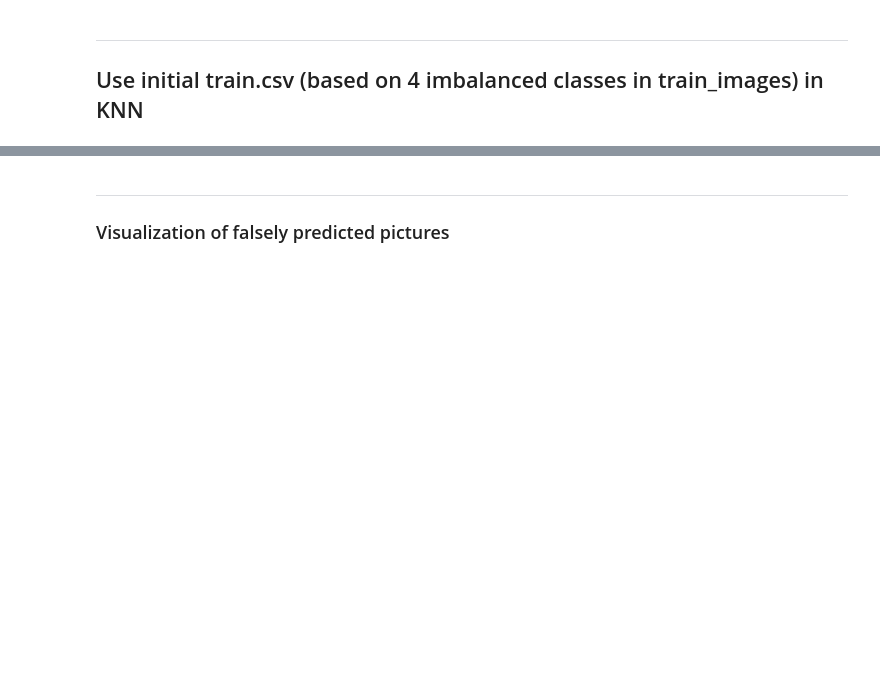
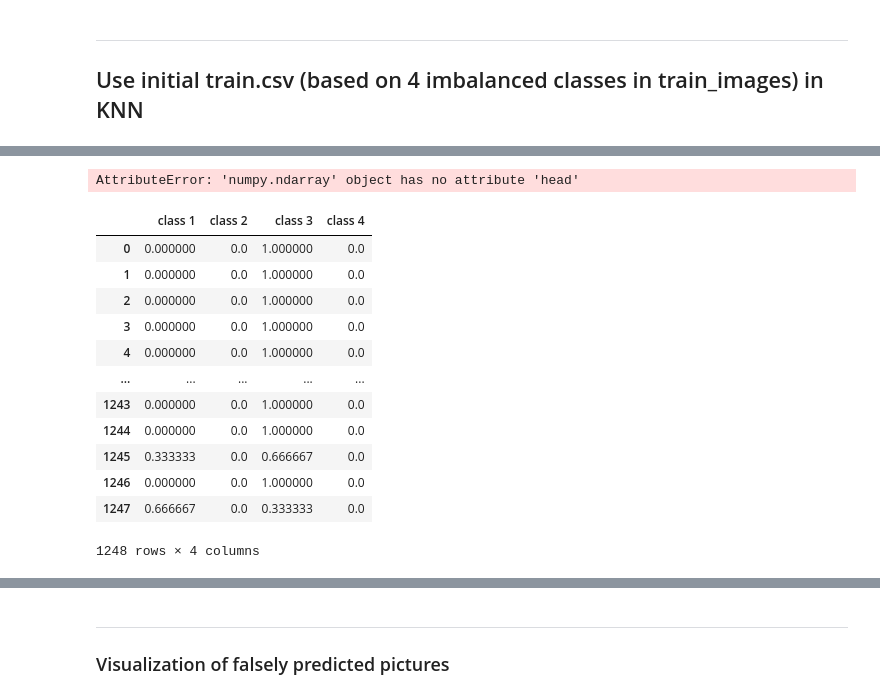
Before and after one commit to mic1899/CapstoneProject_SteelDefectDetection, a Jupyter notebook: KNN-with-initial-images.ipynb, the cells around one changed output, grey strips where cells are left out. Saved outputs shown, nothing was run; the diff lists cells and outputs as text; code cells hidden in the pictures; blank space fills up the shorter version.

```diff
--- a/KNN-with-initial-images.ipynb
+++ b/KNN-with-initial-images.ipynb
@@ -116,0 +181,21 @@ print(metrics.classification_report(y_test, y_pred))
+# %%
+proba = classifier.predict_proba(X_test_scaled)
+# %% [output]
+AttributeError: 'numpy.ndarray' object has no attribute 'head'
+# %%
+pb = pd.DataFrame(proba, columns = ['class 1', 'class 2', 'class 3', 'class 4'])
+pb
+# %% [output]
+|  | class 1 | class 2 | class 3 | class 4 |
+| 0 | 0.000000 | 0.0 | 1.000000 | 0.0 |
+| 1 | 0.000000 | 0.0 | 1.000000 | 0.0 |
+| 2 | 0.000000 | 0.0 | 1.000000 | 0.0 |
+| 3 | 0.000000 | 0.0 | 1.000000 | 0.0 |
+| 4 | 0.000000 | 0.0 | 1.000000 | 0.0 |
+| ... | ... | ... | ... | ... |
+| 1243 | 0.000000 | 0.0 | 1.000000 | 0.0 |
+| 1244 | 0.000000 | 0.0 | 1.000000 | 0.0 |
+| 1245 | 0.333333 | 0.0 | 0.666667 | 0.0 |
+| 1246 | 0.000000 | 0.0 | 1.000000 | 0.0 |
+| 1247 | 0.666667 | 0.0 | 0.333333 | 0.0 |
+1248 rows × 4 columns
```
Also changed, not shown: parts of 12 cells of this notebook, 2 other files.
